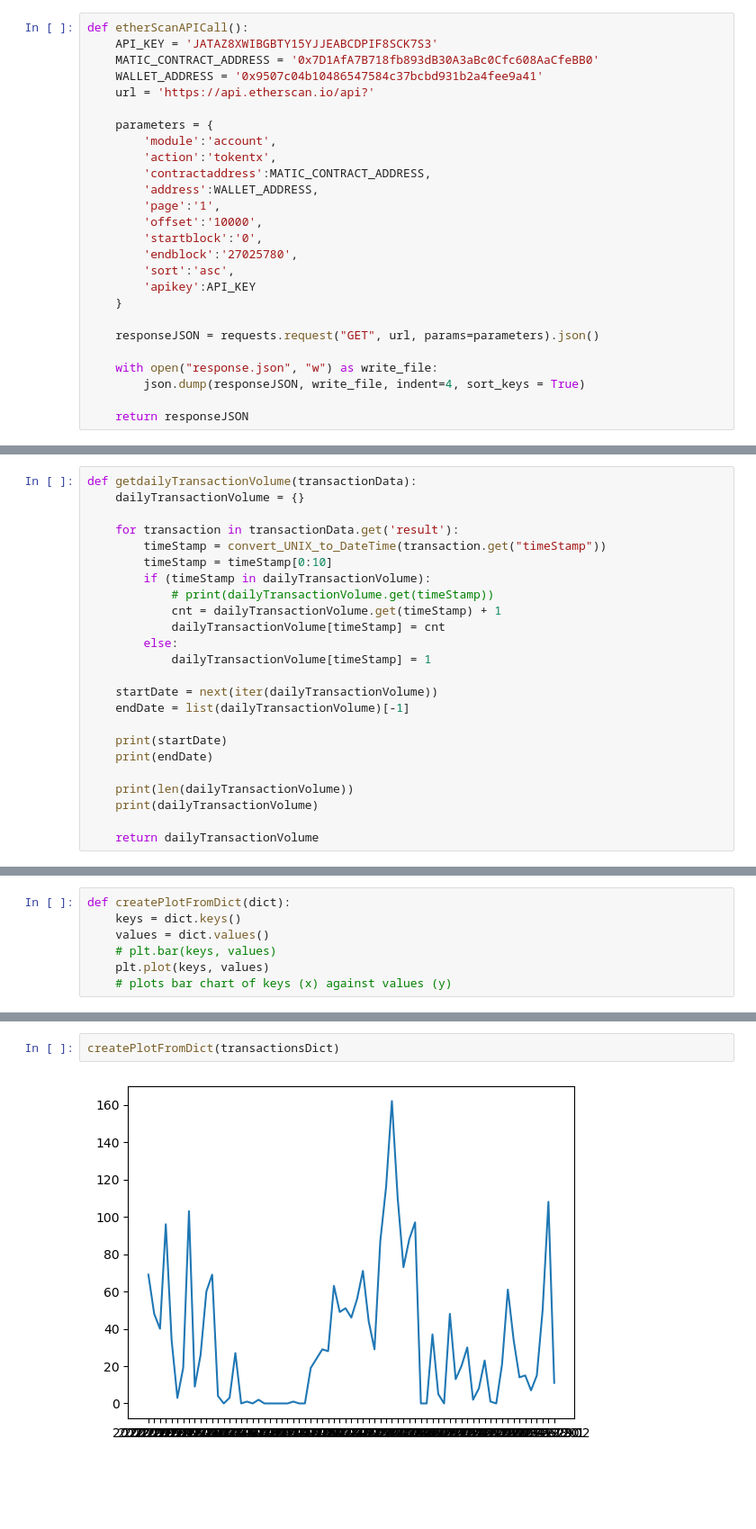
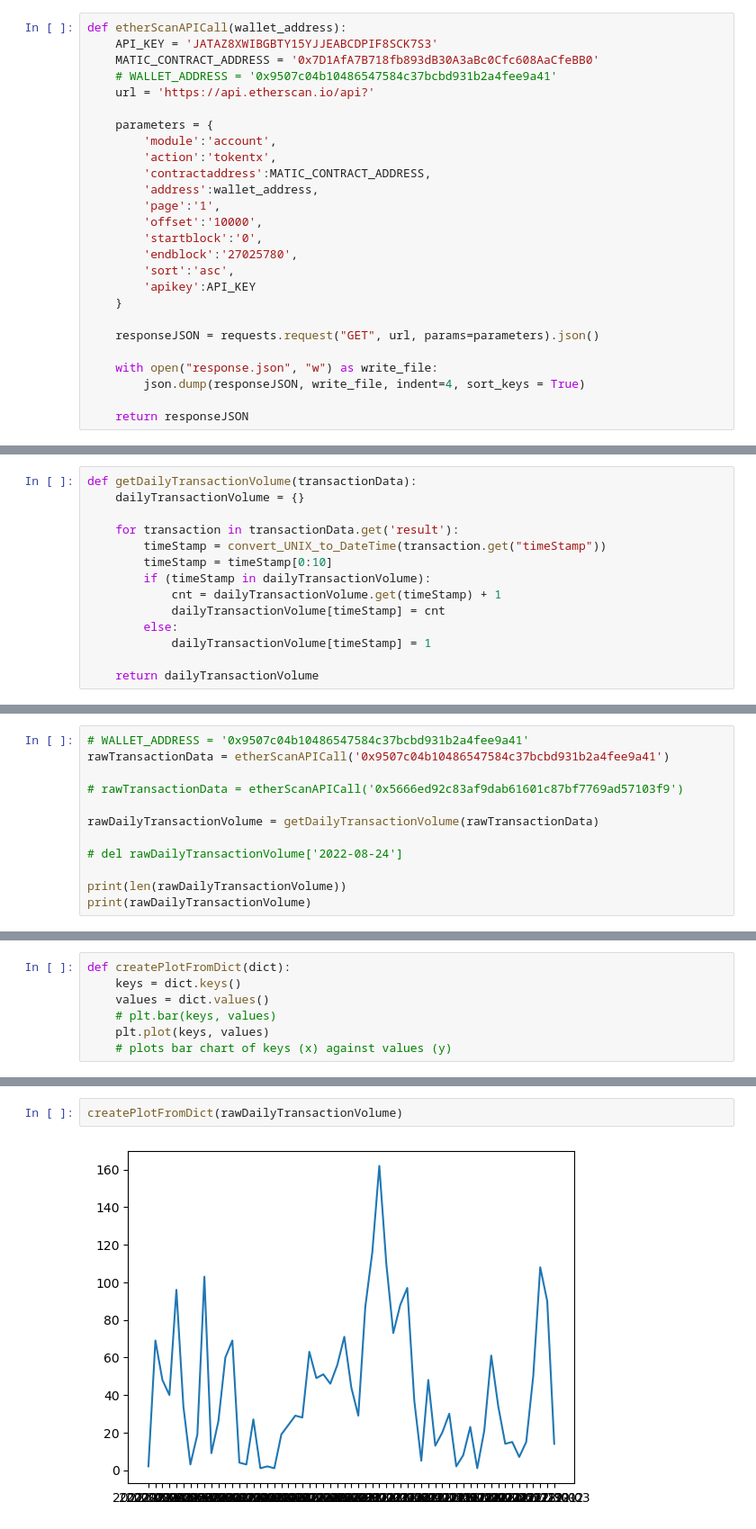
Before and after one commit to todd-gavin/DSCI510-Final-Project, a Jupyter notebook: Code/final_project_v2.ipynb, the cells around one changed output, grey strips where cells are left out. Shown: that part at 90% size. Drawn from its saved outputs; the diff is of its cells as text; blank space fills up the shorter version.

```diff
--- a/Code/final_project_v2.ipynb
+++ b/Code/final_project_v2.ipynb
@@ -15,17 +15,17 @@ import scipy
 - end_date ---	   a string in the format YYYY-MM-DD-HH-MM (str). Optional, Default: Now
 - verbose ---	       printing during extraction. Default: True
 # %%
-def etherScanAPICall():
+def etherScanAPICall(wallet_address):
     API_KEY = 'JATAZ8XWIBGBTY15YJJEABCDPIF8SCK7S3'
     MATIC_CONTRACT_ADDRESS = '0x7D1AfA7B718fb893dB30A3aBc0Cfc608AaCfeBB0'
-    WALLET_ADDRESS = '0x9507c04b10486547584c37bcbd931b2a4fee9a41'
+    # WALLET_ADDRESS = '0x9507c04b10486547584c37bcbd931b2a4fee9a41'
     url = 'https://api.etherscan.io/api?'
 
     parameters = {
         'module':'account',
         'action':'tokentx',
         'contractaddress':MATIC_CONTRACT_ADDRESS,
-        'address':WALLET_ADDRESS,
+        'address':wallet_address,
         'page':'1',
         'offset':'10000',
         'startblock':'0',
@@ -49,26 +44,16 @@ def getCryptoHistoricalData(token, startDate, endDate):
 def convert_UNIX_to_DateTime(unix):
     return datetime.utcfromtimestamp(int(unix)).strftime('%Y-%m-%d %H:%M:%S') # returns type str
 # %%
-def getdailyTransactionVolume(transactionData):
+def getDailyTransactionVolume(transactionData):
     dailyTransactionVolume = {}
 
     for transaction in transactionData.get('result'):
         timeStamp = convert_UNIX_to_DateTime(transaction.get("timeStamp"))
         timeStamp = timeStamp[0:10]
         if (timeStamp in dailyTransactionVolume):
-            # print(dailyTransactionVolume.get(timeStamp))
             cnt = dailyTransactionVolume.get(timeStamp) + 1
             dailyTransactionVolume[timeStamp] = cnt
         else:
             dailyTransactionVolume[timeStamp] = 1
 
-    startDate = next(iter(dailyTransactionVolume))
-    endDate = list(dailyTransactionVolume)[-1]
-
-    print(startDate)
-    print(endDate)
-
-    print(len(dailyTransactionVolume))
-    print(dailyTransactionVolume)
-
     return dailyTransactionVolume
@@ -81,0 +60,12 @@ dailyTransactionVolume = getdailyTransactionVolume(transactionData)
+# %%
+# WALLET_ADDRESS = '0x9507c04b10486547584c37bcbd931b2a4fee9a41'
+rawTransactionData = etherScanAPICall('0x9507c04b10486547584c37bcbd931b2a4fee9a41')
+
+# rawTransactionData = etherScanAPICall('0x5666ed92c83af9dab61601c87bf7769ad57103f9')
+
+rawDailyTransactionVolume = getDailyTransactionVolume(rawTransactionData)
+
+# del rawDailyTransactionVolume['2022-08-24']
+
+print(len(rawDailyTransactionVolume))
+print(rawDailyTransactionVolume)
@@ -154,5 +172,5 @@ transactionsDict = alignTransactionsToPrice(dailyTransactionVolume, pricesDict)
 # %%
-createPlotFromDict(transactionsDict)
+createPlotFromDict(rawDailyTransactionVolume)
 # %% [output]
-[figure, old version]
+[figure, new version]
 # %%
```
Also changed, not shown: parts of 27 cells of this notebook, 2 other files.
